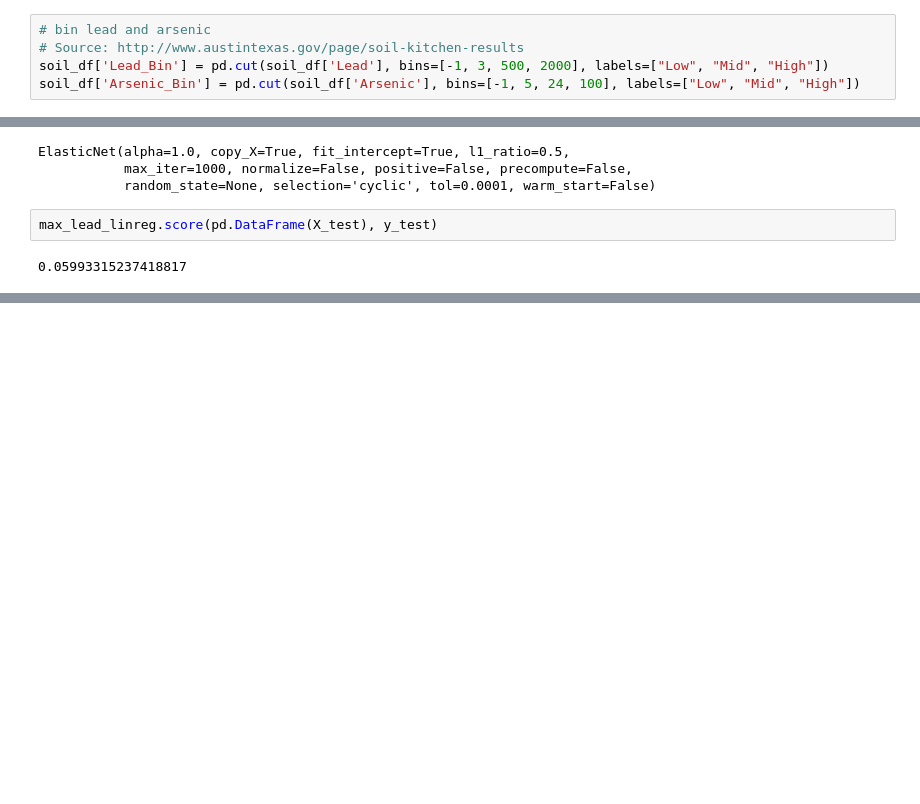
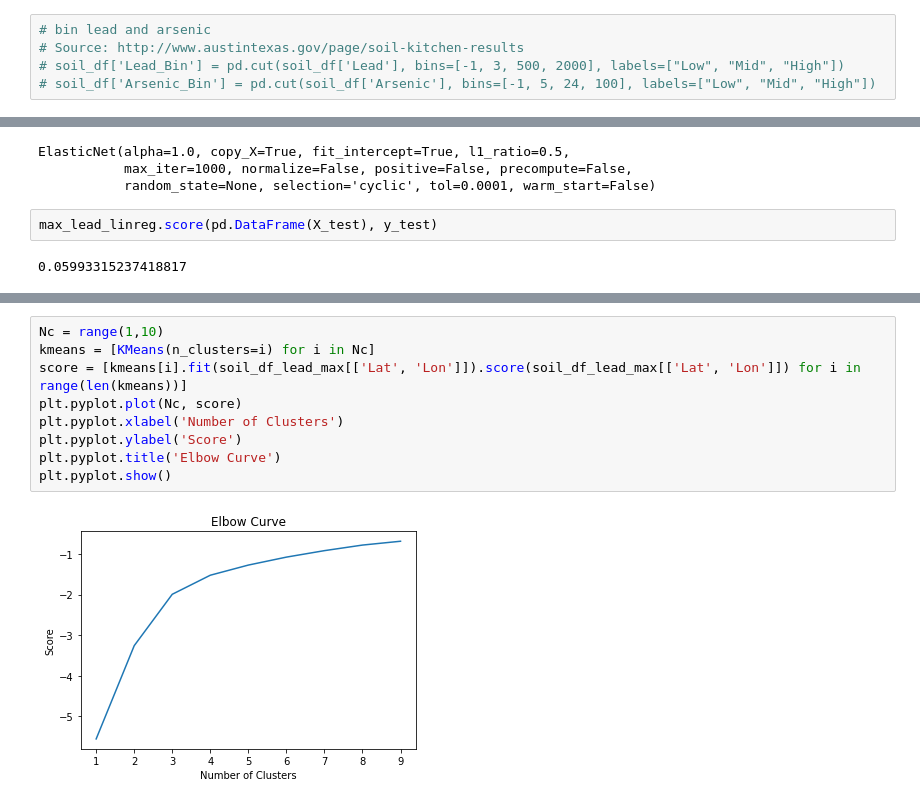
Before and after one commit to ferozumair786/PRSNL-Soil_Analysis, a Jupyter notebook: machine_learning.ipynb, the cells around one changed output, grey strips where cells are left out. Cells and saved outputs as stored; diff of their text form; blank space fills up the shorter version.

```diff
--- a/machine_learning.ipynb
+++ b/machine_learning.ipynb
@@ -6,8 +5,8 @@ soil_df = pd.read_csv('df_soil_mean_loc.csv', header=0, delim_whitespace=False)
 # %%
 # bin lead and arsenic
 # Source: http://www.austintexas.gov/page/soil-kitchen-results
-soil_df['Lead_Bin'] = pd.cut(soil_df['Lead'], bins=[-1, 3, 500, 2000], labels=["Low", "Mid", "High"])
-soil_df['Arsenic_Bin'] = pd.cut(soil_df['Arsenic'], bins=[-1, 5, 24, 100], labels=["Low", "Mid", "High"])
+# soil_df['Lead_Bin'] = pd.cut(soil_df['Lead'], bins=[-1, 3, 500, 2000], labels=["Low", "Mid", "High"])
+# soil_df['Arsenic_Bin'] = pd.cut(soil_df['Arsenic'], bins=[-1, 5, 24, 100], labels=["Low", "Mid", "High"])
 # %%
 soil_df.plot(x='Lon', y='Lat', kind='scatter')
 # %% [output]
@@ -318,0 +321,11 @@ max_lead_linreg.score(pd.DataFrame(X_test), y_test)
+# %%
+Nc = range(1,10)
+kmeans = [KMeans(n_clusters=i) for i in Nc]
+score = [kmeans[i].fit(soil_df_lead_max[['Lat', 'Lon']]).score(soil_df_lead_max[['Lat', 'Lon']]) for i in range(len(kmeans))]
+plt.pyplot.plot(Nc, score)
+plt.pyplot.xlabel('Number of Clusters')
+plt.pyplot.ylabel('Score')
+plt.pyplot.title('Elbow Curve')
+plt.pyplot.show()
+# %% [output]
+[figure, added]
```
Also changed, not shown: parts of 8 cells of this notebook, 2 other files.
